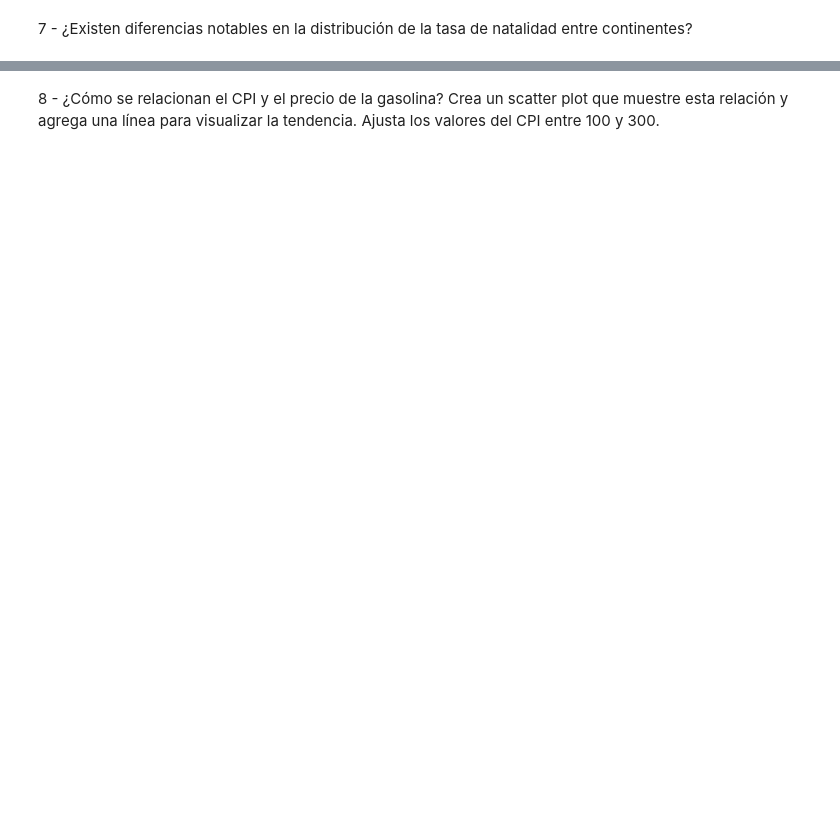
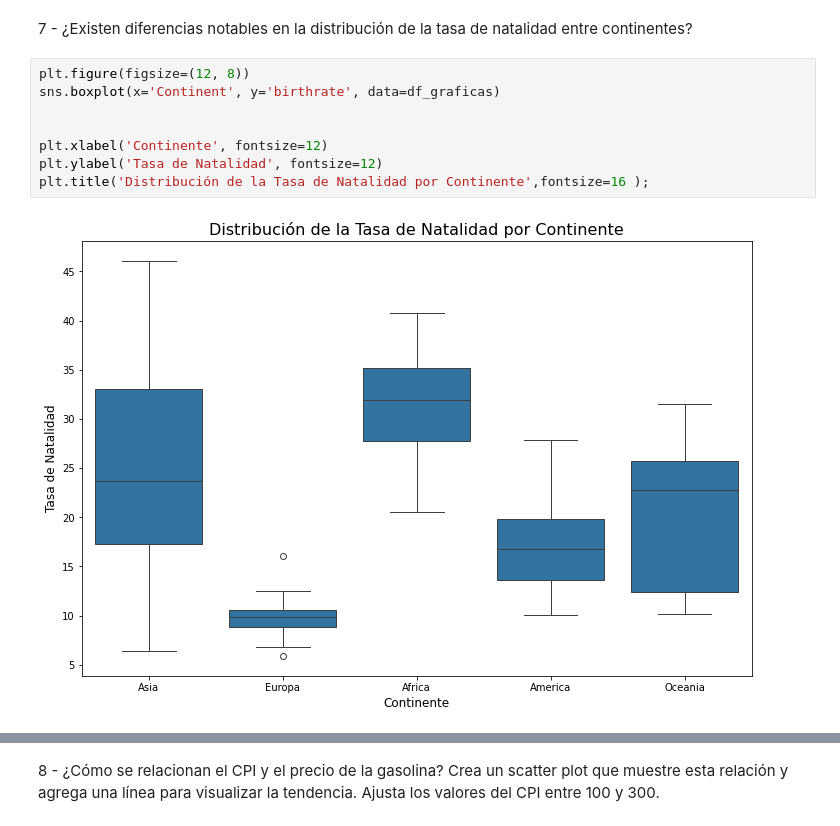
Before and after one commit to clarasdata/adalab-m3-pair-programming-estadistica, a Jupyter notebook: pair_visualizacion.ipynb, the cells around one changed output, grey strips where cells are left out. Cells and saved outputs as stored; diff of their text form; blank space fills up the shorter version.

```diff
--- a/pair_visualizacion.ipynb
+++ b/pair_visualizacion.ipynb
@@ -199,2 +214,12 @@ AttributeError: 'numpy.ndarray' object has no attribute 'plot'
 # %% [markdown]
 7 - ¿Existen diferencias notables en la distribución de la tasa de natalidad entre continentes?
+# %%
+plt.figure(figsize=(12, 8))
+sns.boxplot(x='Continent', y='birthrate', data=df_graficas)
+
+
+plt.xlabel('Continente', fontsize=12)
+plt.ylabel('Tasa de Natalidad', fontsize=12)
+plt.title('Distribución de la Tasa de Natalidad por Continente',fontsize=16 );
+# %% [output]
+[figure, added]
```
Also changed, not shown: parts of 10 cells of this notebook, 2 other files.
